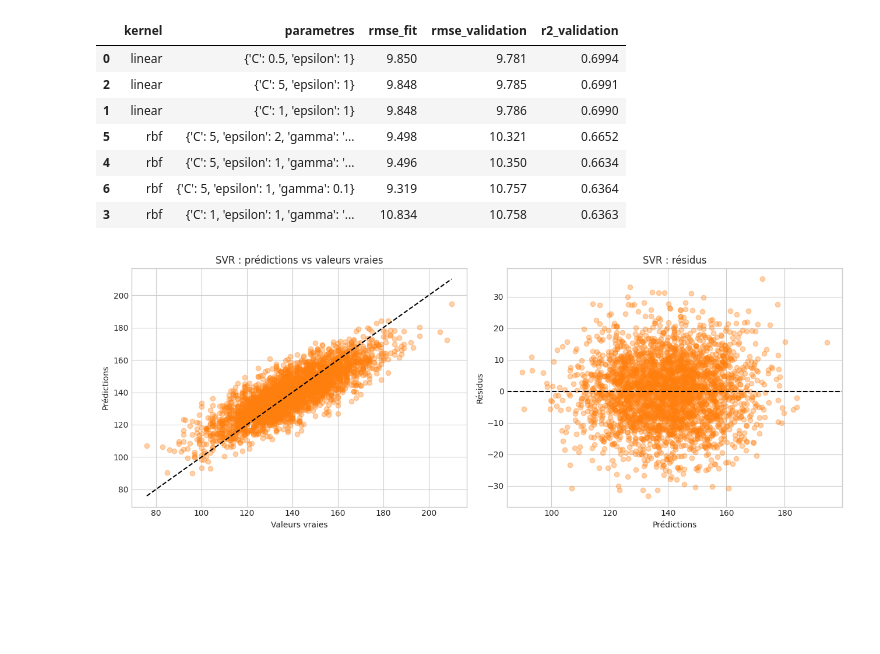
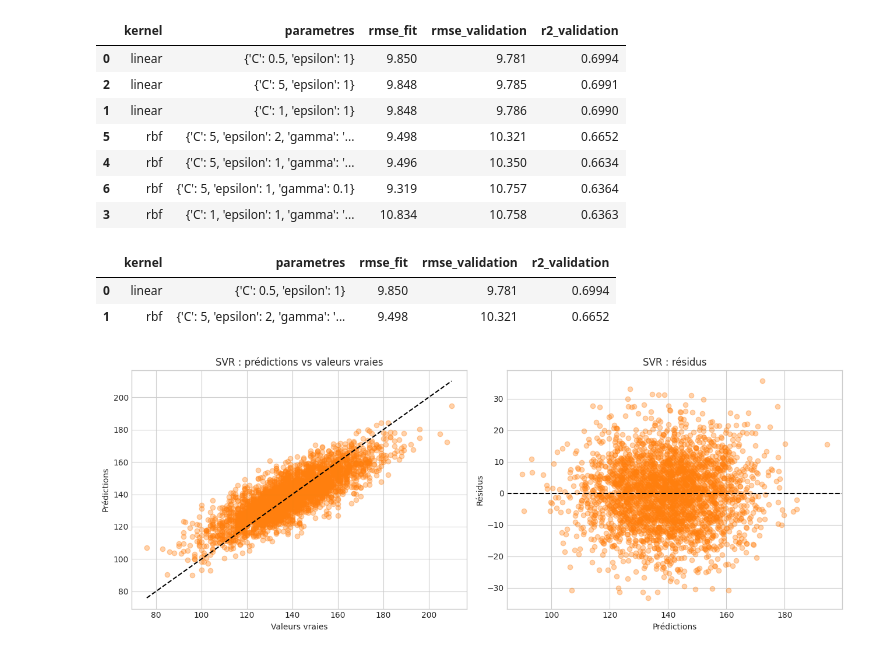
Before and after one commit to corentinbrand/ML-project, a Jupyter notebook: analyses_python/kNN_SVM_gus.ipynb, the cells around one changed output. Cells and saved outputs as stored; diff of their text form; code cells hidden in the pictures; blank space fills up the shorter version.

```diff
--- a/analyses_python/kNN_SVM_gus.ipynb
+++ b/analyses_python/kNN_SVM_gus.ipynb
@@ -821,6 +931,13 @@ svr_df
 | 4 | rbf | {'C': 5, 'epsilon': 1, 'gamma': '... | 9.496 | 10.350 | 0.6634 |
 | 6 | rbf | {'C': 5, 'epsilon': 1, 'gamma': 0.1} | 9.319 | 10.757 | 0.6364 |
 | 3 | rbf | {'C': 1, 'epsilon': 1, 'gamma': '... | 10.834 | 10.758 | 0.6363 |
+# %%
+best_svr_by_kernel = svr_df.sort_values('rmse_validation').groupby('kernel', as_index=False).first()
+best_svr_by_kernel
+# %% [output]
+|  | kernel | parametres | rmse_fit | rmse_validation | r2_validation |
+| 0 | linear | {'C': 0.5, 'epsilon': 1} | 9.850 | 9.781 | 0.6994 |
+| 1 | rbf | {'C': 5, 'epsilon': 2, 'gamma': '... | 9.498 | 10.321 | 0.6652 |
 # %%
 best_svr = svr_df.iloc[0]
 best_kernel = best_svr['kernel']
```
Also changed, not shown: parts of 17 cells of this notebook.
